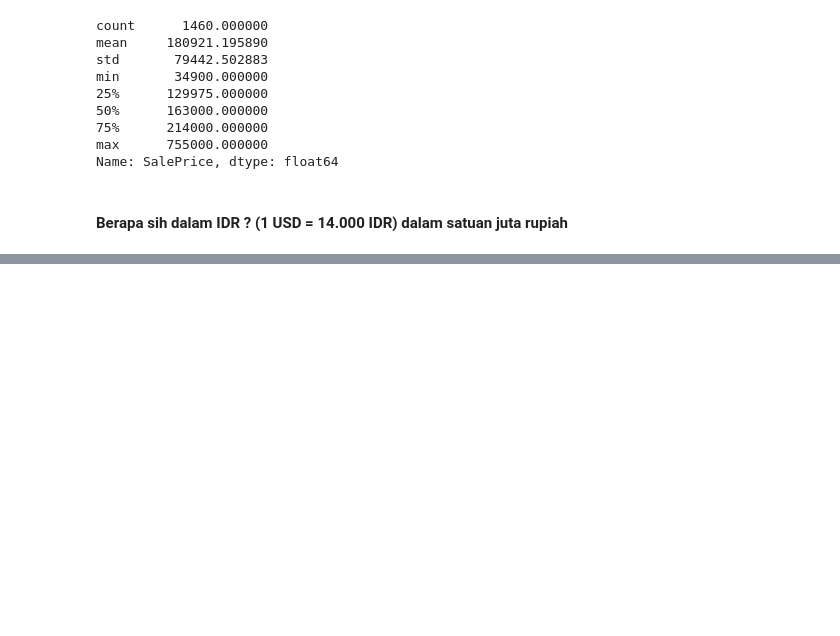
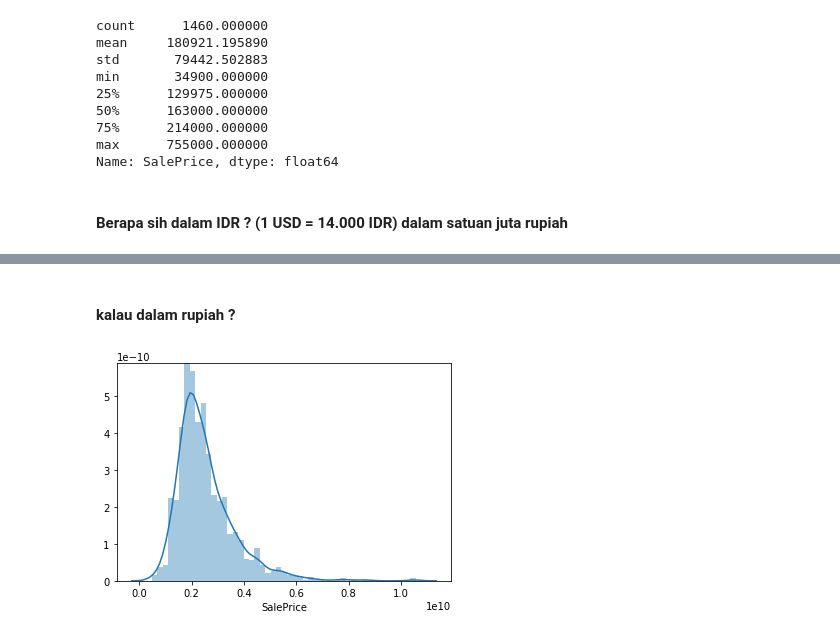
Before and after one commit to linggom/lombok_meetup, a Jupyter notebook: data_exploration.ipynb, the cells around one changed output, grey strips where cells are left out. Drawn from its saved outputs; the diff is of its cells as text; code cells hidden in the pictures; blank space fills up the shorter version.

```diff
--- a/data_exploration.ipynb
+++ b/data_exploration.ipynb
@@ -59,0 +70,6 @@ Name: SalePrice, dtype: float64
+# %% [markdown]
+#### kalau dalam rupiah ?
+# %%
+sns.distplot(train['SalePrice']* 14000);
+# %% [output]
+[figure, added]
```
Also changed, not shown: parts of 27 cells of this notebook, 1 other file.
